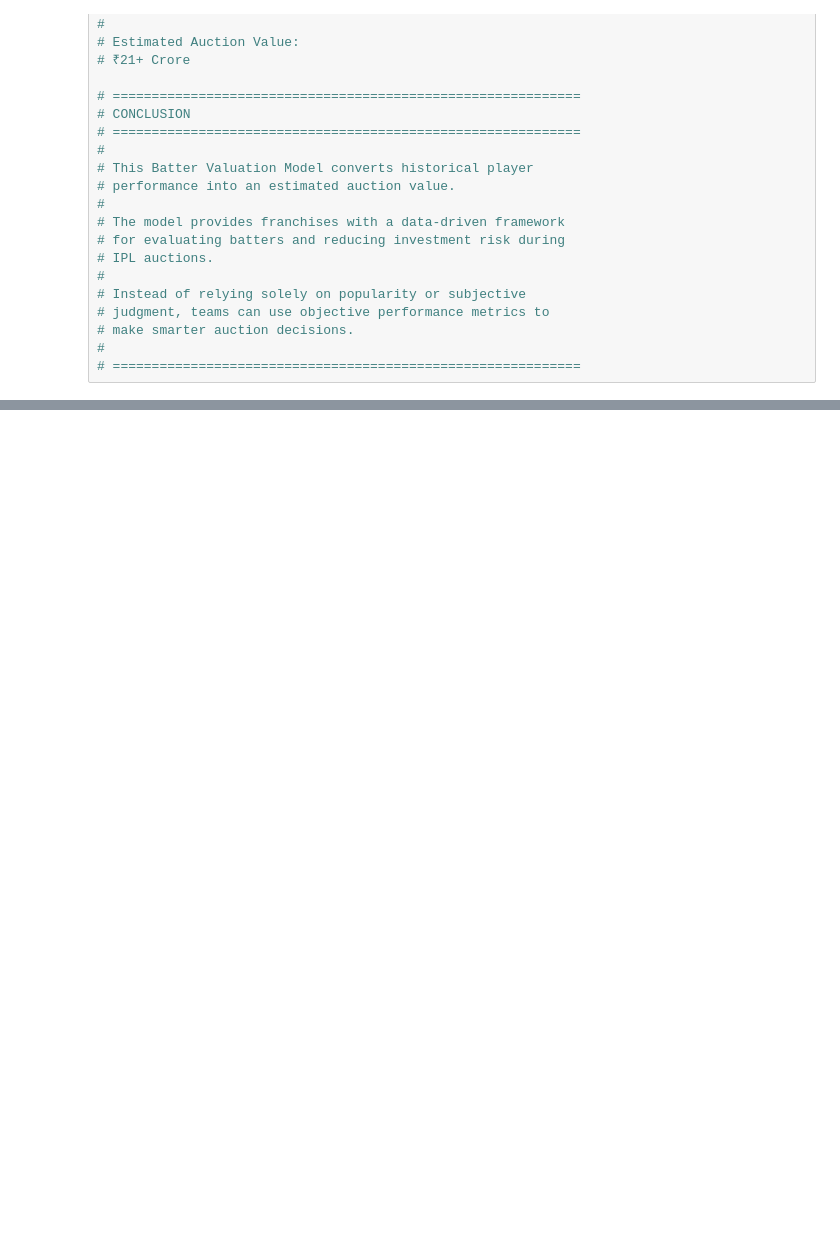
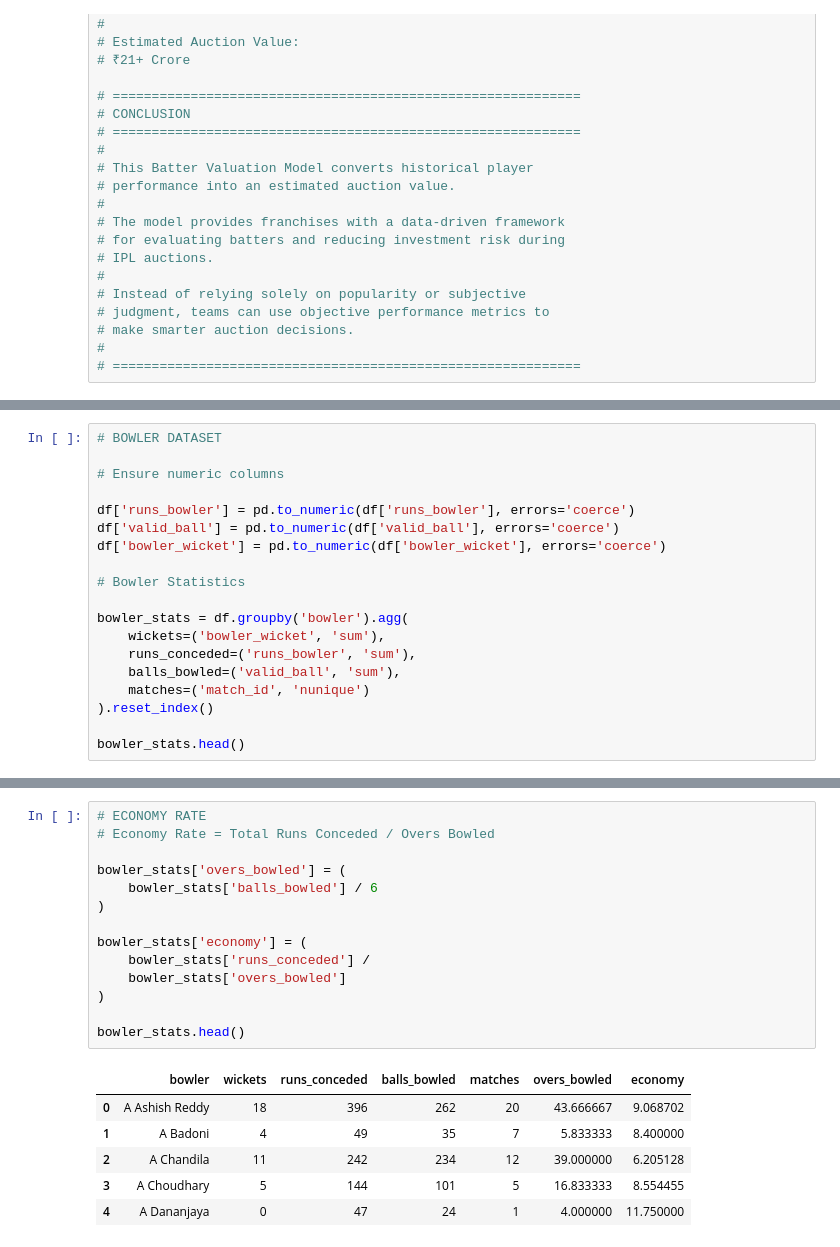
Before and after one commit to aryandhiman01/DataScience_ST, a Jupyter notebook: IPL_Task.ipynb, the cells around one changed output, grey strips where cells are left out. Saved outputs shown, nothing was run; the diff lists cells and outputs as text; blank space fills up the shorter version.

```diff
--- a/IPL_Task.ipynb
+++ b/IPL_Task.ipynb
@@ -768,0 +771,19 @@ top_batters.head(15)
+# %%
+# BOWLER DATASET
+
+# Ensure numeric columns
+
+df['runs_bowler'] = pd.to_numeric(df['runs_bowler'], errors='coerce')
+df['valid_ball'] = pd.to_numeric(df['valid_ball'], errors='coerce')
+df['bowler_wicket'] = pd.to_numeric(df['bowler_wicket'], errors='coerce')
+
+# Bowler Statistics
+
+bowler_stats = df.groupby('bowler').agg(
+    wickets=('bowler_wicket', 'sum'),
+    runs_conceded=('runs_bowler', 'sum'),
+    balls_bowled=('valid_ball', 'sum'),
+    matches=('match_id', 'nunique')
+).reset_index()
+
+bowler_stats.head()
@@ -768,0 +797,21 @@ top_batters.head(15)
+# %%
+# ECONOMY RATE
+# Economy Rate = Total Runs Conceded / Overs Bowled
+
+bowler_stats['overs_bowled'] = (
+    bowler_stats['balls_bowled'] / 6
+)
+
+bowler_stats['economy'] = (
+    bowler_stats['runs_conceded'] /
+    bowler_stats['overs_bowled']
+)
+
+bowler_stats.head()
+# %% [output]
+|  | bowler | wickets | runs_conceded | balls_bowled | matches | overs_bowled | economy |
+| 0 | A Ashish Reddy | 18 | 396 | 262 | 20 | 43.666667 | 9.068702 |
+| 1 | A Badoni | 4 | 49 | 35 | 7 | 5.833333 | 8.400000 |
+| 2 | A Chandila | 11 | 242 | 234 | 12 | 39.000000 | 6.205128 |
+| 3 | A Choudhary | 5 | 144 | 101 | 5 | 16.833333 | 8.554455 |
+| 4 | A Dananjaya | 0 | 47 | 24 | 1 | 4.000000 | 11.750000 |
```
Also changed, not shown: parts of 11 cells of this notebook.
